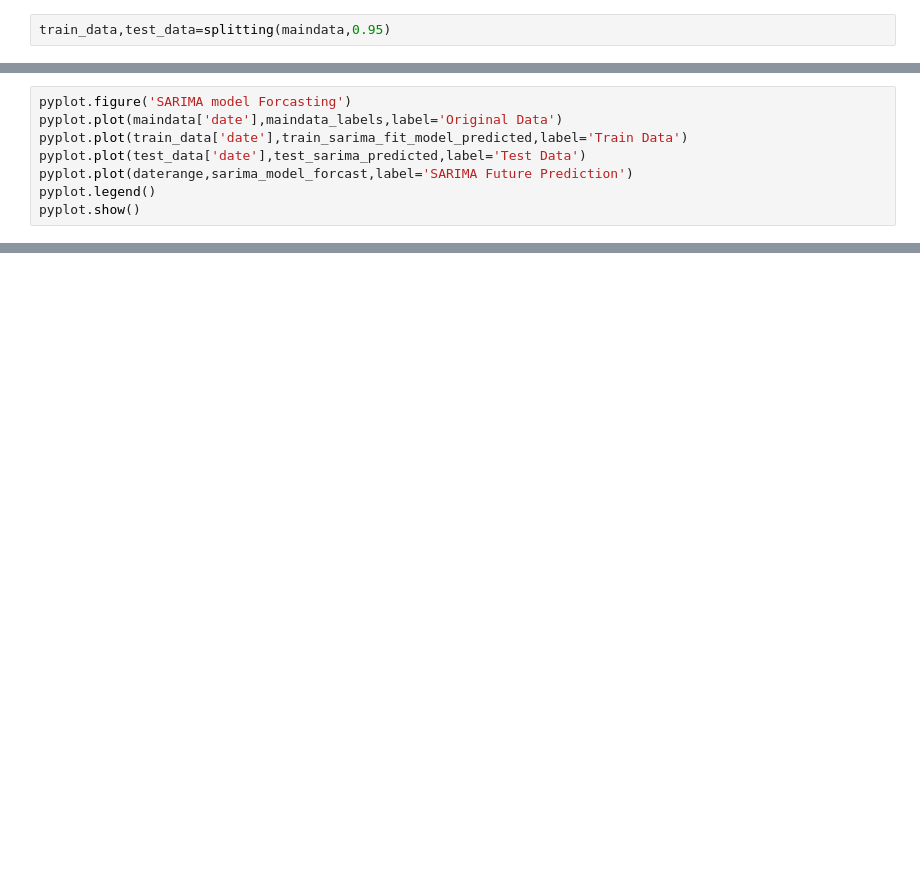
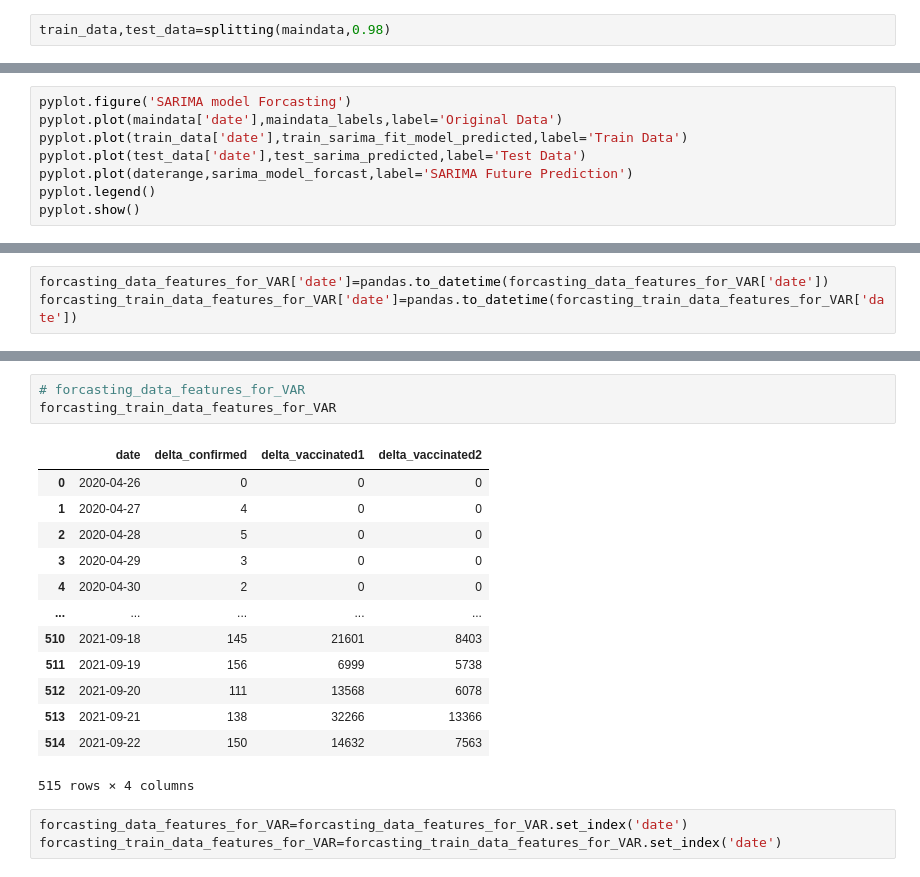
Before and after one commit to ruchiupadhyaya/Covid19_Predictor, a Jupyter notebook: Main_Workspace/Models/Model_Implementation.ipynb, the cells around one changed output, grey strips where cells are left out. Saved outputs shown, nothing was run; the diff lists cells and outputs as text; blank space fills up the shorter version.

```diff
--- a/Main_Workspace/Models/Model_Implementation.ipynb
+++ b/Main_Workspace/Models/Model_Implementation.ipynb
@@ -138,3 +138,3 @@ maindata
 # %%
-train_data,test_data=splitting(maindata,0.95)
+train_data,test_data=splitting(maindata,0.98)
 # %%
@@ -509,0 +613,3 @@ print(mean_absolute_error(test_sarima_predicted,test_labels),numpy.sqrt(mean_squ
+# %%
+forcasting_data_features_for_VAR['date']=pandas.to_datetime(forcasting_data_features_for_VAR['date'])
+forcasting_train_data_features_for_VAR['date']=pandas.to_datetime(forcasting_train_data_features_for_VAR['date'])
@@ -509,0 +627,20 @@ print(mean_absolute_error(test_sarima_predicted,test_labels),numpy.sqrt(mean_squ
+# %%
+# forcasting_data_features_for_VAR
+forcasting_train_data_features_for_VAR
+# %% [output]
+|  | date | delta_confirmed | delta_vaccinated1 | delta_vaccinated2 |
+| 0 | 2020-04-26 | 0 | 0 | 0 |
+| 1 | 2020-04-27 | 4 | 0 | 0 |
+| 2 | 2020-04-28 | 5 | 0 | 0 |
+| 3 | 2020-04-29 | 3 | 0 | 0 |
+| 4 | 2020-04-30 | 2 | 0 | 0 |
+| ... | ... | ... | ... | ... |
+| 510 | 2021-09-18 | 145 | 21601 | 8403 |
+| 511 | 2021-09-19 | 156 | 6999 | 5738 |
+| 512 | 2021-09-20 | 111 | 13568 | 6078 |
+| 513 | 2021-09-21 | 138 | 32266 | 13366 |
+| 514 | 2021-09-22 | 150 | 14632 | 7563 |
+515 rows × 4 columns
+# %%
+forcasting_data_features_for_VAR=forcasting_data_features_for_VAR.set_index('date')
+forcasting_train_data_features_for_VAR=forcasting_train_data_features_for_VAR.set_index('date')
```
Also changed, not shown: parts of 49 cells of this notebook, 5 other files.
